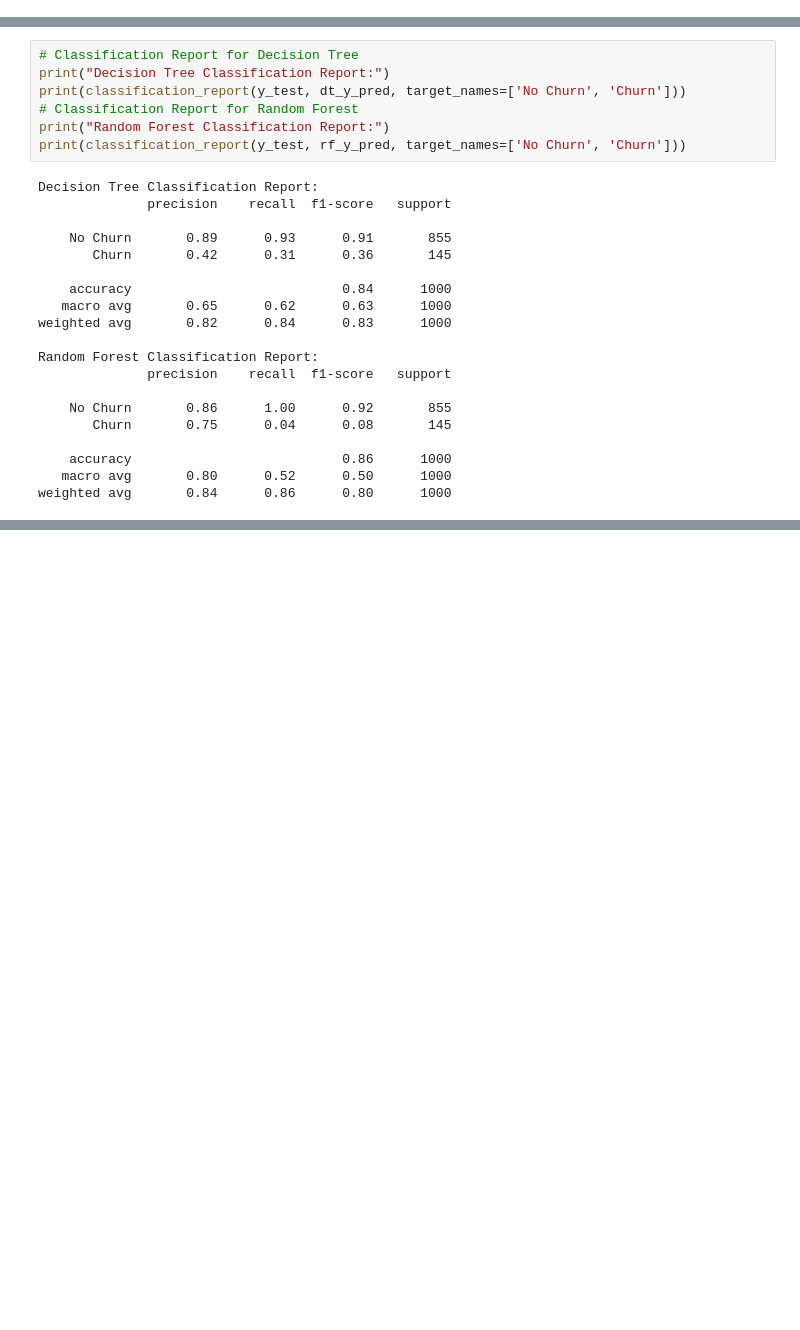
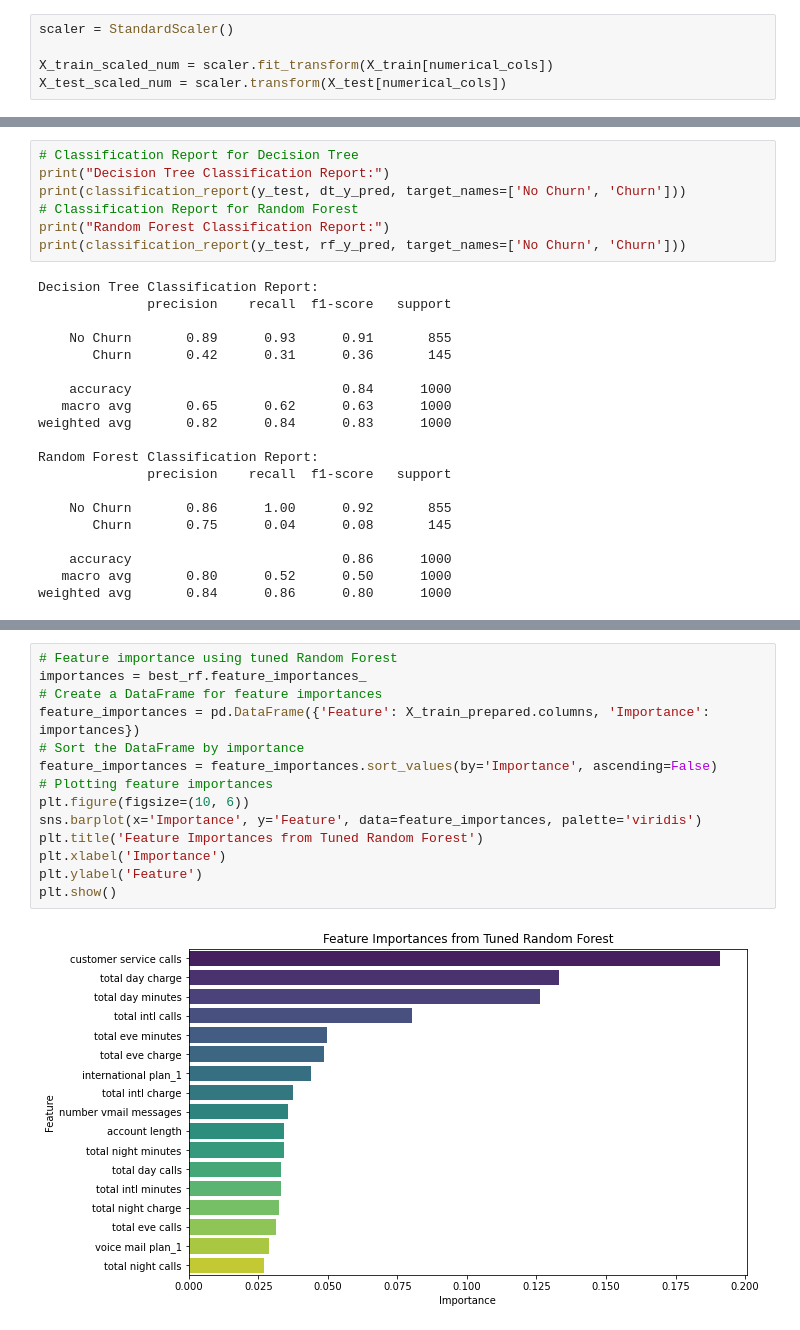
Before and after one commit to Murugi001/Phase-3-Project, a Jupyter notebook: index.ipynb, the cells around one changed output, grey strips where cells are left out. Saved outputs shown, nothing was run; the diff lists cells and outputs as text; blank space fills up the shorter version.

```diff
--- a/index.ipynb
+++ b/index.ipynb
@@ -248,0 +251,5 @@ Name: churn, dtype: float64
+# %%
+scaler = StandardScaler()
+
+X_train_scaled_num = scaler.fit_transform(X_train[numerical_cols])
+X_test_scaled_num = scaler.transform(X_test[numerical_cols])
@@ -631,0 +750,16 @@ plt.show()
+# %%
+# Feature importance using tuned Random Forest
+importances = best_rf.feature_importances_
+# Create a DataFrame for feature importances
+feature_importances = pd.DataFrame({'Feature': X_train_prepared.columns, 'Importance': importances})
+# Sort the DataFrame by importance
+feature_importances = feature_importances.sort_values(by='Importance', ascending=False)
+# Plotting feature importances
+plt.figure(figsize=(10, 6))
+sns.barplot(x='Importance', y='Feature', data=feature_importances, palette='viridis')
+plt.title('Feature Importances from Tuned Random Forest')
+plt.xlabel('Importance')
+plt.ylabel('Feature')
+plt.show()
+# %% [output]
+[figure, added]
```
Also changed, not shown: parts of 86 cells of this notebook, 1 other file.
